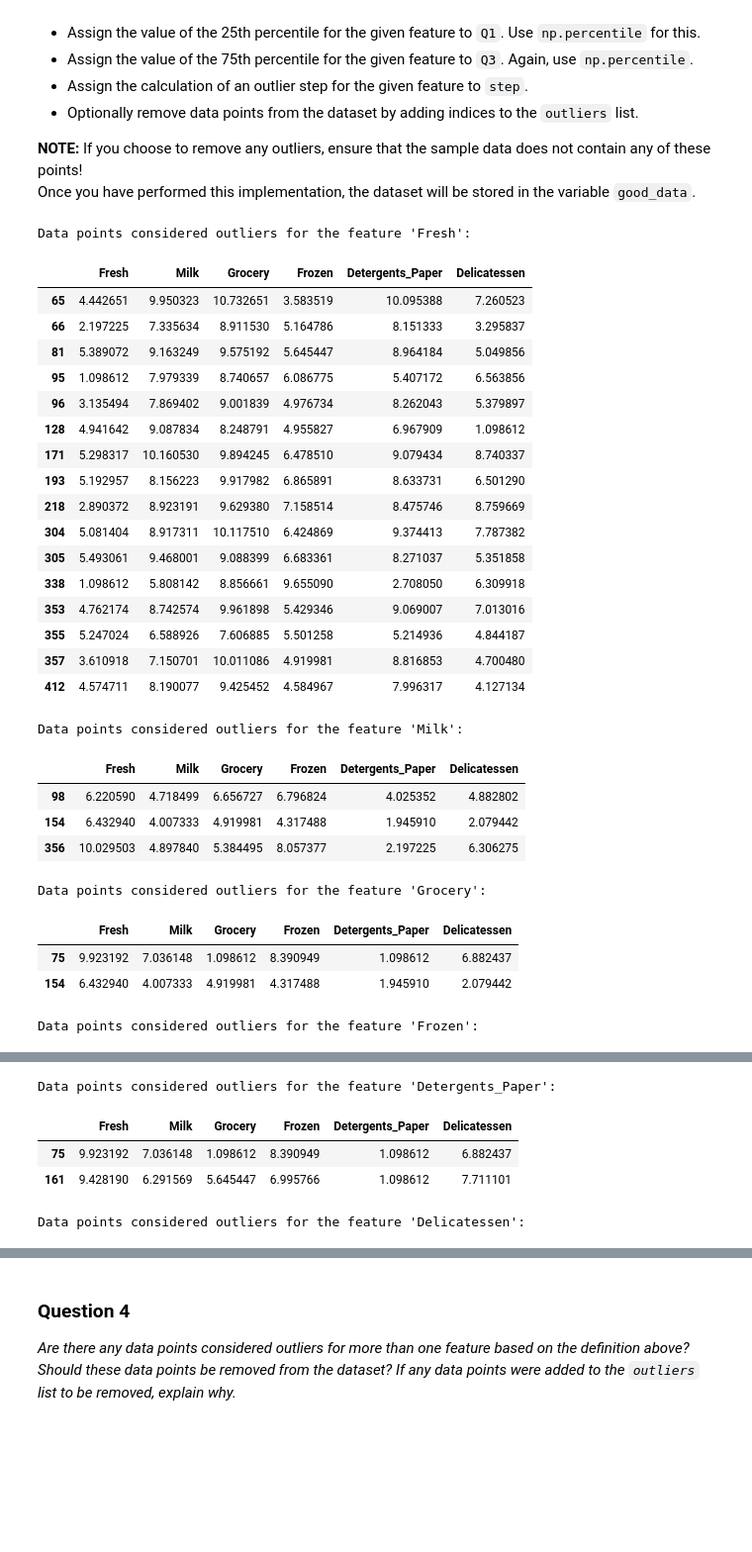
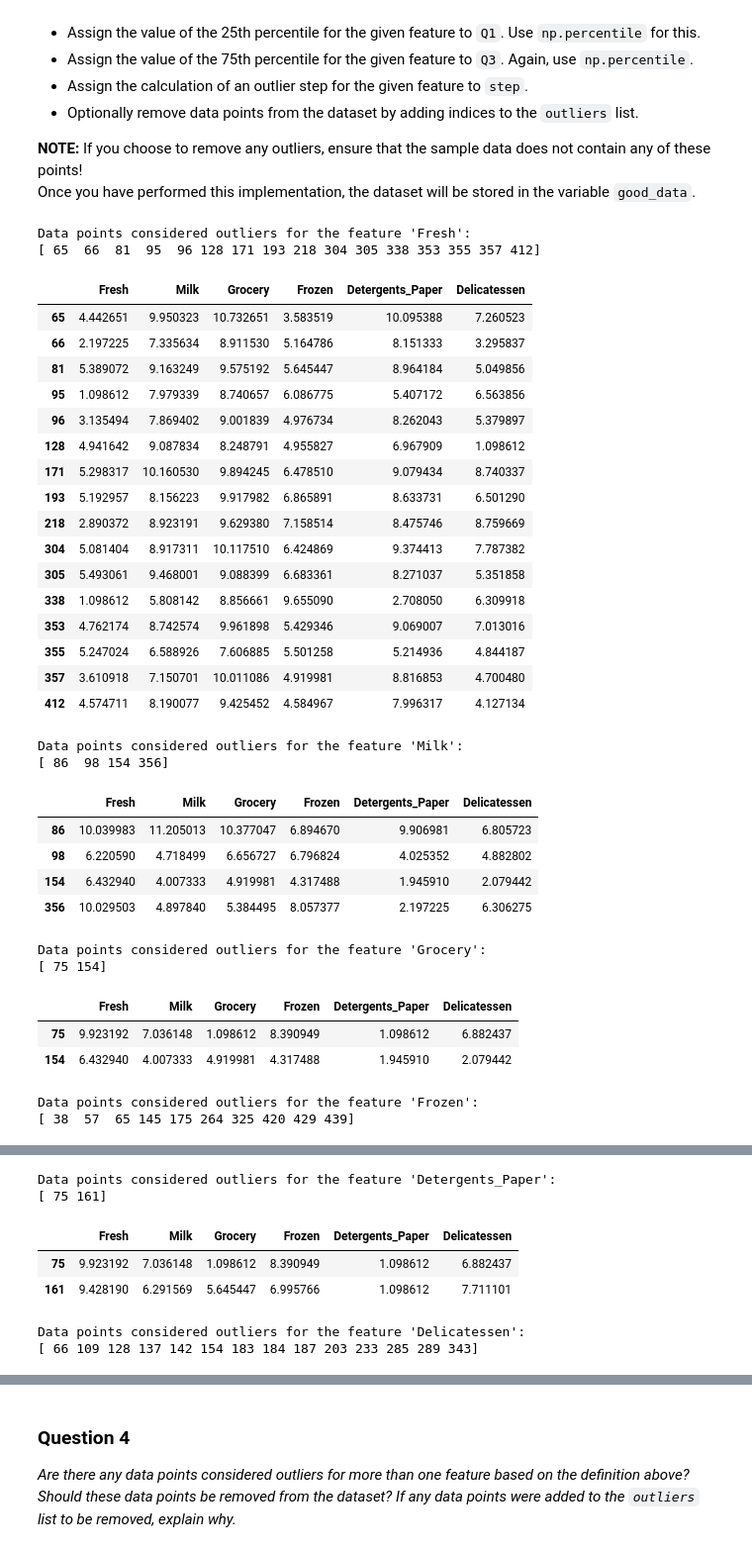
Before and after one commit to chococigar/25-Days-of-ML, a Jupyter notebook: Day10_11_Creating_Customer_Segments/customer_segments.ipynb, the cells around one changed output, grey strips where cells are left out. Shown: that part at 99% size. Drawn from its saved outputs; the diff is of its cells as text; code cells hidden in the pictures; blank space fills up the shorter version.

```diff
--- a/Day10_Creating_Customer_Segments/customer_segments.ipynb
+++ b/Day10_11_Creating_Customer_Segments/customer_segments.ipynb
@@ -260,9 +265,10 @@ for feature in log_data.keys():
     # TODO: Use the interquartile range to calculate an outlier step (1.5 times the interquartile range)
     step = (Q3 - Q1)*1.5
 
-    # Display the outliers
+    # Display the outliers; "beyond" an outlier step
     print "Data points considered outliers for the feature '{}':".format(feature)
-    outlier = np.where((log_data[feature]<=Q1-step) | (log_data[feature]>=Q3+step)[0])[0]
+    outlier = np.where((log_data[feature]<Q1-step) | (log_data[feature]>Q3+step))[0]
+    print(outlier)
     display(log_data.iloc[outlier])
     out_list.extend(outlier)
     #Store outliers in a list
@@ -271,44 +277,49 @@ for feature in log_data.keys():
 dupe = set([x for x in out_list if out_list.count(x)>1])
 print('Duplicates are {}'.format(dupe))
 out_list = list(set(out_list))
+
 # OPTIONAL: Select the indices for data points you wish to remove
 # Remove the outliers, if any were specified
 
 #good_data = log_data.drop(log_data.index[outliers]).reset_index(drop = True)
 good_data = log_data.drop(out_list).reset_index(drop=True)
 #good_data = log_data.drop(out_list).reset_index(drop=True)
-print("Removed {} outliers.".format(len(out_list)))
-print(len(good_data))
+print("Removed {} outliers. New dataset has {} samples with {} features".format(len(out_list), len(good_data), len(good_data.columns)))
 print(out_list)
 # %% [output]
 Data points considered outliers for the feature 'Fresh':
+[ 65  66  81  95  96 128 171 193 218 304 305 338 353 355 357 412]
 |  | Fresh | Milk | Grocery | Frozen | Detergents_Paper | Delicatessen |
 | 65 | 4.442651 | 9.950323 | 10.732651 | 3.583519 | 10.095388 | 7.260523 |
 | 66 | 2.197225 | 7.335634 | 8.911530 | 5.164786 | 8.151333 | 3.295837 |
 | 81 | 5.389072 | 9.163249 | 9.575192 | 5.645447 | 8.964184 | 5.049856 |
 | 95 | 1.098612 | 7.979339 | 8.740657 | 6.086775 | 5.407172 | 6.563856 |
 | 96 | 3.135494 | 7.869402 | 9.001839 | 4.976734 | 8.262043 | 5.379897 |
 | 128 | 4.941642 | 9.087834 | 8.248791 | 4.955827 | 6.967909 | 1.098612 |
 | 171 | 5.298317 | 10.160530 | 9.894245 | 6.478510 | 9.079434 | 8.740337 |
 | 193 | 5.192957 | 8.156223 | 9.917982 | 6.865891 | 8.633731 | 6.501290 |
 | 218 | 2.890372 | 8.923191 | 9.629380 | 7.158514 | 8.475746 | 8.759669 |
 | 304 | 5.081404 | 8.917311 | 10.117510 | 6.424869 | 9.374413 | 7.787382 |
 | 305 | 5.493061 | 9.468001 | 9.088399 | 6.683361 | 8.271037 | 5.351858 |
 | 338 | 1.098612 | 5.808142 | 8.856661 | 9.655090 | 2.708050 | 6.309918 |
 | 353 | 4.762174 | 8.742574 | 9.961898 | 5.429346 | 9.069007 | 7.013016 |
 | 355 | 5.247024 | 6.588926 | 7.606885 | 5.501258 | 5.214936 | 4.844187 |
 | 357 | 3.610918 | 7.150701 | 10.011086 | 4.919981 | 8.816853 | 4.700480 |
 | 412 | 4.574711 | 8.190077 | 9.425452 | 4.584967 | 7.996317 | 4.127134 |
 Data points considered outliers for the feature 'Milk':
+[ 86  98 154 356]
 |  | Fresh | Milk | Grocery | Frozen | Detergents_Paper | Delicatessen |
+| 86 | 10.039983 | 11.205013 | 10.377047 | 6.894670 | 9.906981 | 6.805723 |
 | 98 | 6.220590 | 4.718499 | 6.656727 | 6.796824 | 4.025352 | 4.882802 |
 | 154 | 6.432940 | 4.007333 | 4.919981 | 4.317488 | 1.945910 | 2.079442 |
 | 356 | 10.029503 | 4.897840 | 5.384495 | 8.057377 | 2.197225 | 6.306275 |
 Data points considered outliers for the feature 'Grocery':
+[ 75 154]
 |  | Fresh | Milk | Grocery | Frozen | Detergents_Paper | Delicatessen |
 | 75 | 9.923192 | 7.036148 | 1.098612 | 8.390949 | 1.098612 | 6.882437 |
 | 154 | 6.432940 | 4.007333 | 4.919981 | 4.317488 | 1.945910 | 2.079442 |
 Data points considered outliers for the feature 'Frozen':
+[ 38  57  65 145 175 264 325 420 429 439]
 |  | Fresh | Milk | Grocery | Frozen | Detergents_Paper | Delicatessen |
 | 38 | 8.431853 | 9.663261 | 9.723703 | 3.496508 | 8.847360 | 6.070738 |
 | 57 | 8.597297 | 9.203618 | 9.257892 | 3.637586 | 8.932213 | 7.156177 |
@@ -320,10 +332,12 @@ Data points considered outliers for the feature 'Frozen':
 | 429 | 9.060331 | 7.467371 | 8.183118 | 3.850148 | 4.430817 | 7.824446 |
 | 439 | 7.932721 | 7.437206 | 7.828038 | 4.174387 | 6.167516 | 3.951244 |
 Data points considered outliers for the feature 'Detergents_Paper':
+[ 75 161]
 |  | Fresh | Milk | Grocery | Frozen | Detergents_Paper | Delicatessen |
 | 75 | 9.923192 | 7.036148 | 1.098612 | 8.390949 | 1.098612 | 6.882437 |
 | 161 | 9.428190 | 6.291569 | 5.645447 | 6.995766 | 1.098612 | 7.711101 |
 Data points considered outliers for the feature 'Delicatessen':
+[ 66 109 128 137 142 154 183 184 187 203 233 285 289 343]
 |  | Fresh | Milk | Grocery | Frozen | Detergents_Paper | Delicatessen |
 | 66 | 2.197225 | 7.335634 | 8.911530 | 5.164786 | 8.151333 | 3.295837 |
 | 109 | 7.248504 | 9.724899 | 10.274568 | 6.511745 | 6.728629 | 1.098612 |
```
Also changed, not shown: parts of 33 cells of this notebook, 2 other files.
